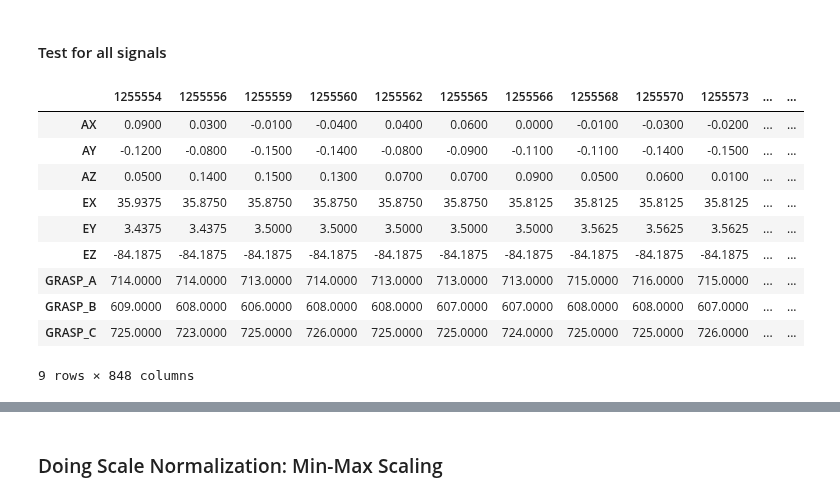
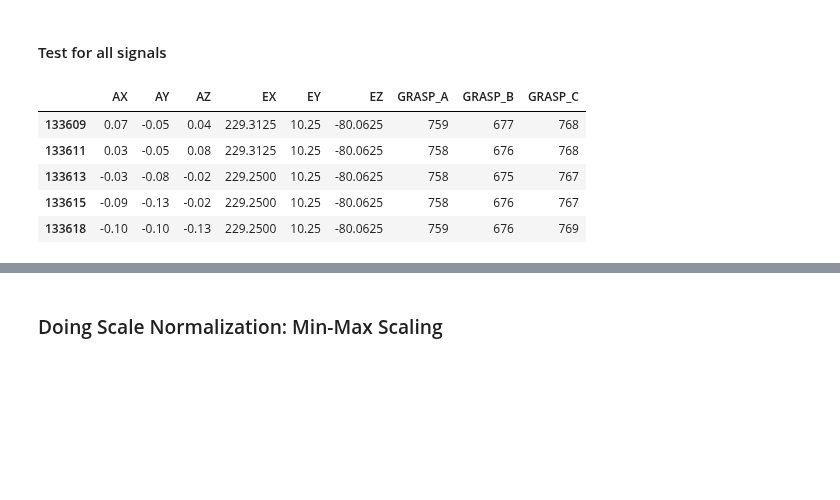
Before and after one commit to Make-O-Matic/MOM-Engine, a Jupyter notebook: data_preprocess_TU.ipynb, the cells around one changed output, grey strips where cells are left out. Cells and saved outputs as stored; diff of their text form; code cells hidden in the pictures; blank space fills up the shorter version.

```diff
--- a/data_preprocess_TU.ipynb
+++ b/data_preprocess_TU.ipynb
@@ -1401,0 +1413,21 @@ one_plot(mydata,'TimeStamp')
+# %%
+# in the group_df iteration before, we kept all data columns
+# now we ITERATE over the gesture_exp_dict again, retaining only the parameter columns
+
+gesture_dict_params = {}
+
+for g in sorted(gesture_exp_dict.keys()):
+    print "G" + str(g) +'\t',
+
+    #initalize empty list for this gesture
+    gesture_dict_params[g] = []
+
+    for datablock in gesture_exp_dict[g]:
+
+        # reduce to params columns
+        datablock_params = datablock[params] # .T # prevously: # transpose: 9 data rows with params, cols is time series
+
+        # add data to new gesture dict
+        gesture_dict_params[g].append(datablock_params)
+
+    print len(gesture_dict_params[g]), "data blocks"
@@ -1407,7 +1453,7 @@ one_plot(mydata,'TimeStamp')
 # get 0th entry fo gesture 1
 g = 1
 i=0
-mydata = gesture_exp_dict[g][i]
+mydata = gesture_dict_params[g][i]
 var = 'EZ'
 signal_orig = mydata[var]
 # %%
@@ -1431,18 +1477,13 @@ plt.plot(range(len(y)), y)
 #### Test for all signals
 # %%
 # try on a block of data
-in_data
+mydata.head()
 # %% [output]
-|  | 1255554 | 1255556 | 1255559 | 1255560 | 1255562 | 1255565 | 1255566 | 1255568 | 1255570 | 1255573 | ... | ... |
-| AX | 0.0900 | 0.0300 | -0.0100 | -0.0400 | 0.0400 | 0.0600 | 0.0000 | -0.0100 | -0.0300 | -0.0200 | ... | ... |
-| AY | -0.1200 | -0.0800 | -0.1500 | -0.1400 | -0.0800 | -0.0900 | -0.1100 | -0.1100 | -0.1400 | -0.1500 | ... | ... |
-| AZ | 0.0500 | 0.1400 | 0.1500 | 0.1300 | 0.0700 | 0.0700 | 0.0900 | 0.0500 | 0.0600 | 0.0100 | ... | ... |
-| EX | 35.9375 | 35.8750 | 35.8750 | 35.8750 | 35.8750 | 35.8750 | 35.8125 | 35.8125 | 35.8125 | 35.8125 | ... | ... |
-| EY | 3.4375 | 3.4375 | 3.5000 | 3.5000 | 3.5000 | 3.5000 | 3.5000 | 3.5625 | 3.5625 | 3.5625 | ... | ... |
-| EZ | -84.1875 | -84.1875 | -84.1875 | -84.1875 | -84.1875 | -84.1875 | -84.1875 | -84.1875 | -84.1875 | -84.1875 | ... | ... |
-| GRASP_A | 714.0000 | 714.0000 | 713.0000 | 714.0000 | 713.0000 | 713.0000 | 713.0000 | 715.0000 | 716.0000 | 715.0000 | ... | ... |
-| GRASP_B | 609.0000 | 608.0000 | 606.0000 | 608.0000 | 608.0000 | 607.0000 | 607.0000 | 608.0000 | 608.0000 | 607.0000 | ... | ... |
-| GRASP_C | 725.0000 | 723.0000 | 725.0000 | 726.0000 | 725.0000 | 725.0000 | 724.0000 | 725.0000 | 725.0000 | 726.0000 | ... | ... |
+|  | AX | AY | AZ | EX | EY | EZ | GRASP_A | GRASP_B | GRASP_C |
+| 133609 | 0.07 | -0.05 | 0.04 | 229.3125 | 10.25 | -80.0625 | 759 | 677 | 768 |
+| 133611 | 0.03 | -0.05 | 0.08 | 229.3125 | 10.25 | -80.0625 | 758 | 676 | 768 |
+| 133613 | -0.03 | -0.08 | -0.02 | 229.2500 | 10.25 | -80.0625 | 758 | 675 | 767 |
+| 133615 | -0.09 | -0.13 | -0.02 | 229.2500 | 10.25 | -80.0625 | 758 | 676 | 767 |
+| 133618 | -0.10 | -0.10 | -0.13 | 229.2500 | 10.25 | -80.0625 | 759 | 676 | 769 |
-9 rows × 848 columns
 # %%
 # normalize all rows
```
Also changed, not shown: parts of 12 cells of this notebook.
